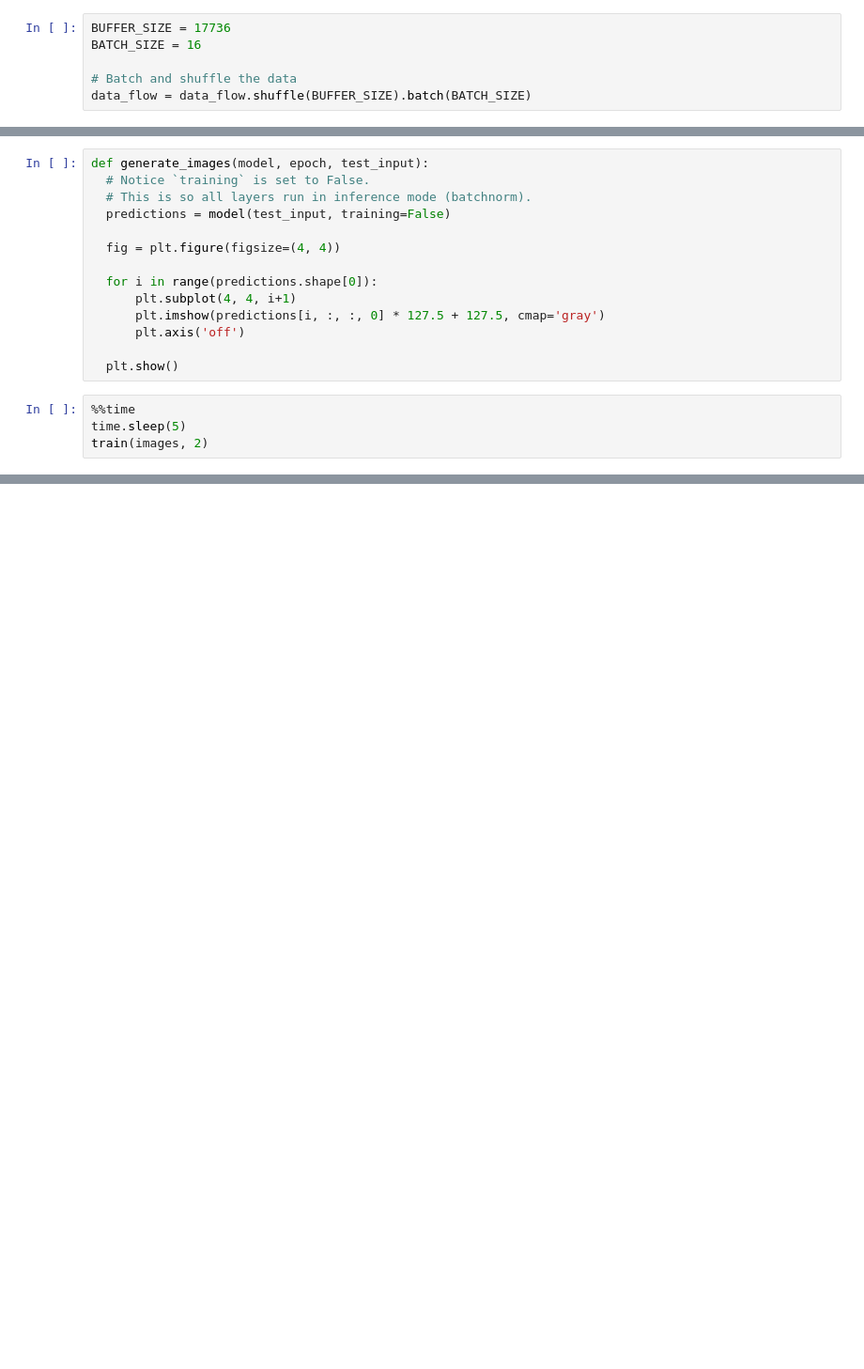
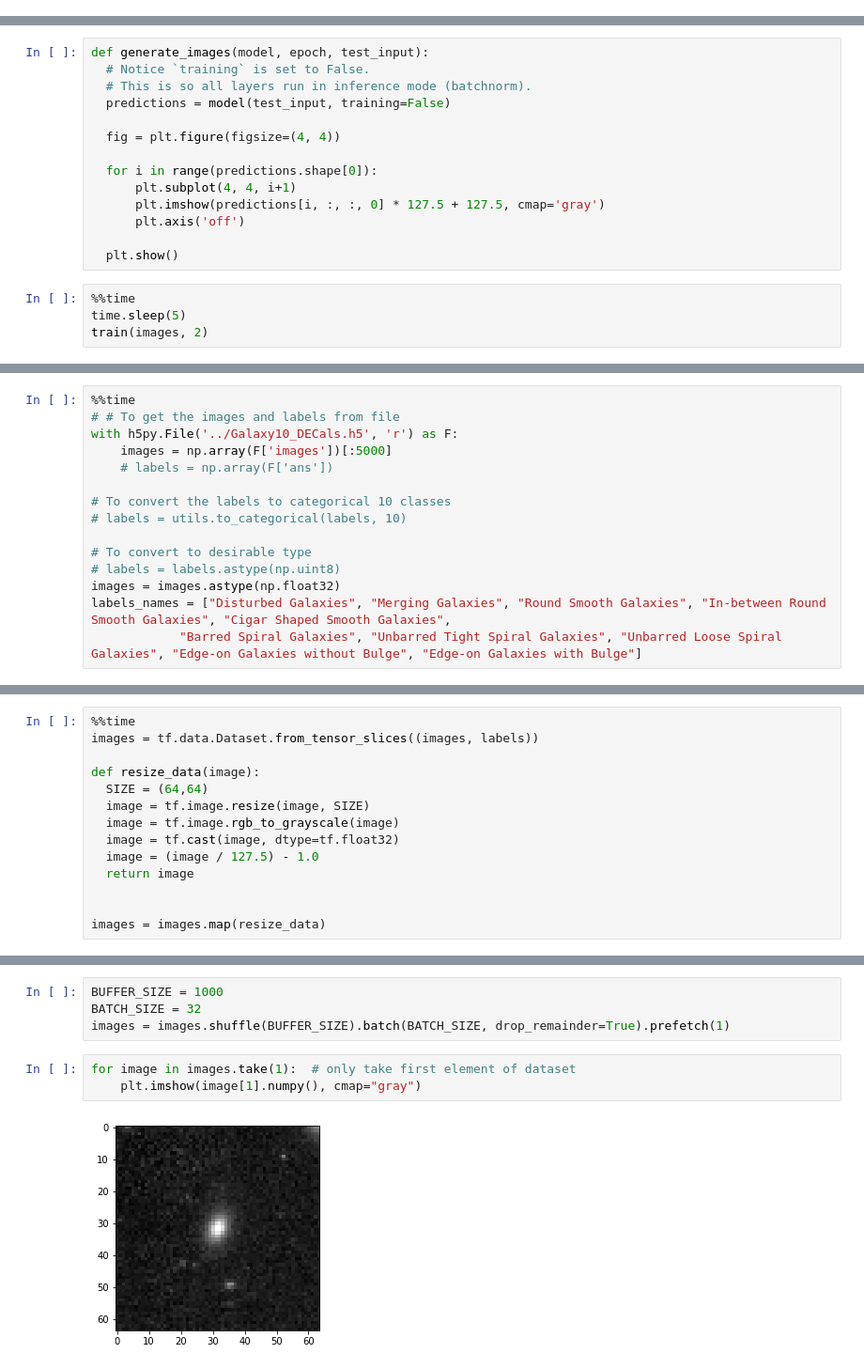
Before and after one commit to Chemafiz/GAN-galaxy-images, a Jupyter notebook: model_pipeline.ipynb, the cells around one changed output, grey strips where cells are left out. Shown: that part at 94% size. Drawn from its saved outputs; the diff is of its cells as text; blank space fills up the shorter version.

```diff
--- a/model_pipeline.ipynb
+++ b/model_pipeline.ipynb
@@ -182,8 +168,2 @@ images = images.reshape(-1, 64, 64)
-# %%
-BUFFER_SIZE = 17736
-BATCH_SIZE = 16
-
-# Batch and shuffle the data
-data_flow = data_flow.shuffle(BUFFER_SIZE).batch(BATCH_SIZE)
 # %% [markdown]
 # Model
@@ -348,0 +357,15 @@ train(images, 2)
+# %%
+%%time
+# # To get the images and labels from file
+with h5py.File('../Galaxy10_DECals.h5', 'r') as F:
+    images = np.array(F['images'])[:5000]
+    # labels = np.array(F['ans'])
+
+# To convert the labels to categorical 10 classes
+# labels = utils.to_categorical(labels, 10)
+
+# To convert to desirable type
+# labels = labels.astype(np.uint8)
+images = images.astype(np.float32)
+labels_names = ["Disturbed Galaxies", "Merging Galaxies", "Round Smooth Galaxies", "In-between Round Smooth Galaxies", "Cigar Shaped Smooth Galaxies",
+            "Barred Spiral Galaxies", "Unbarred Tight Spiral Galaxies", "Unbarred Loose Spiral Galaxies", "Edge-on Galaxies without Bulge", "Edge-on Galaxies with Bulge"]
@@ -348,0 +379,14 @@ train(images, 2)
+# %%
+%%time
+images = tf.data.Dataset.from_tensor_slices((images, labels))
+
+def resize_data(image):
+  SIZE = (64,64)
+  image = tf.image.resize(image, SIZE)
+  image = tf.image.rgb_to_grayscale(image)
+  image = tf.cast(image, dtype=tf.float32)
+  image = (image / 127.5) - 1.0
+  return image
+
+
+images = images.map(resize_data)
@@ -348,0 +402,9 @@ train(images, 2)
+# %%
+BUFFER_SIZE = 1000
+BATCH_SIZE = 32
+images = images.shuffle(BUFFER_SIZE).batch(BATCH_SIZE, drop_remainder=True).prefetch(1)
+# %%
+for image in images.take(1):  # only take first element of dataset
+    plt.imshow(image[1].numpy(), cmap="gray")
+# %% [output]
+[figure, added]
```
Also changed, not shown: parts of 49 cells of this notebook.
